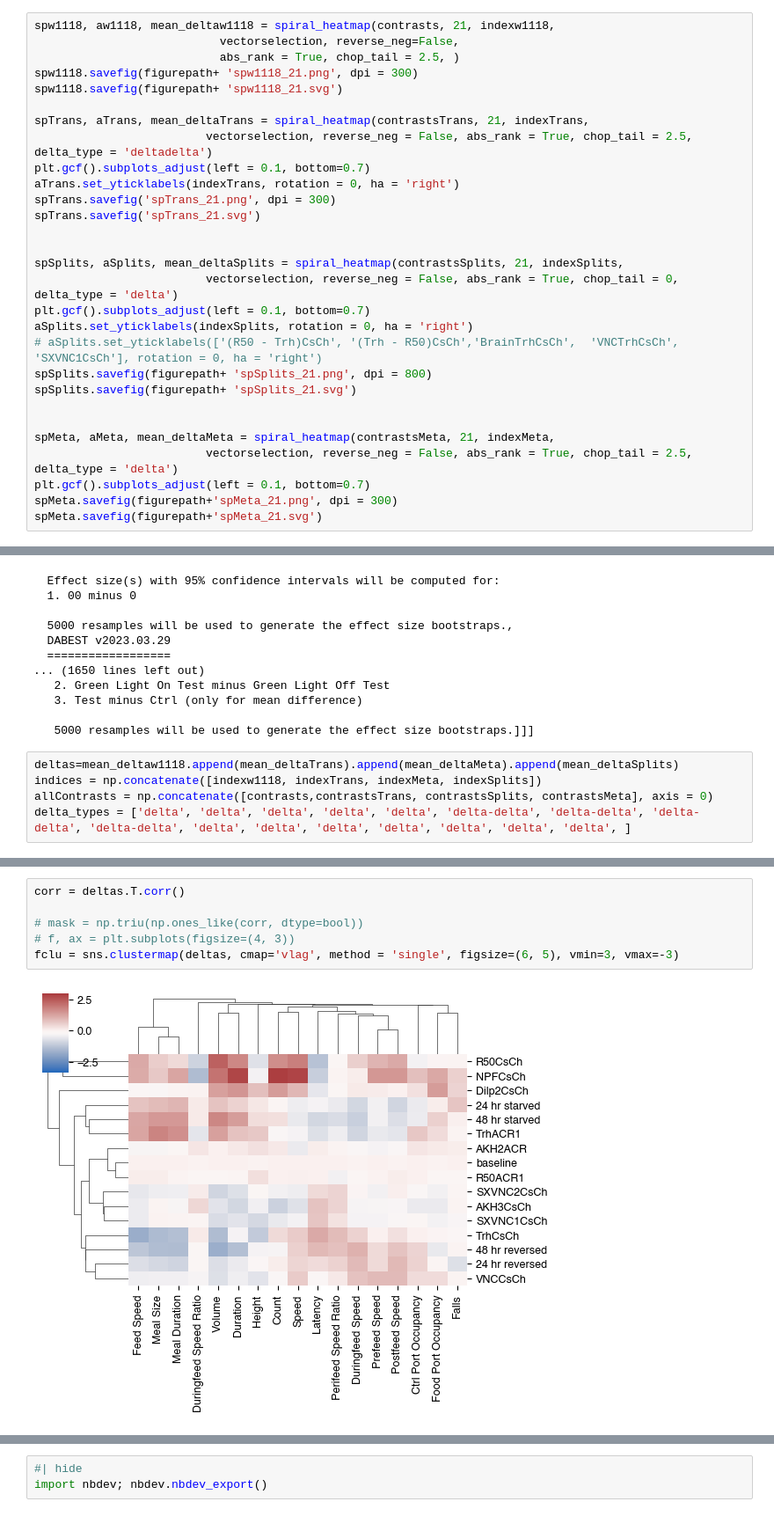
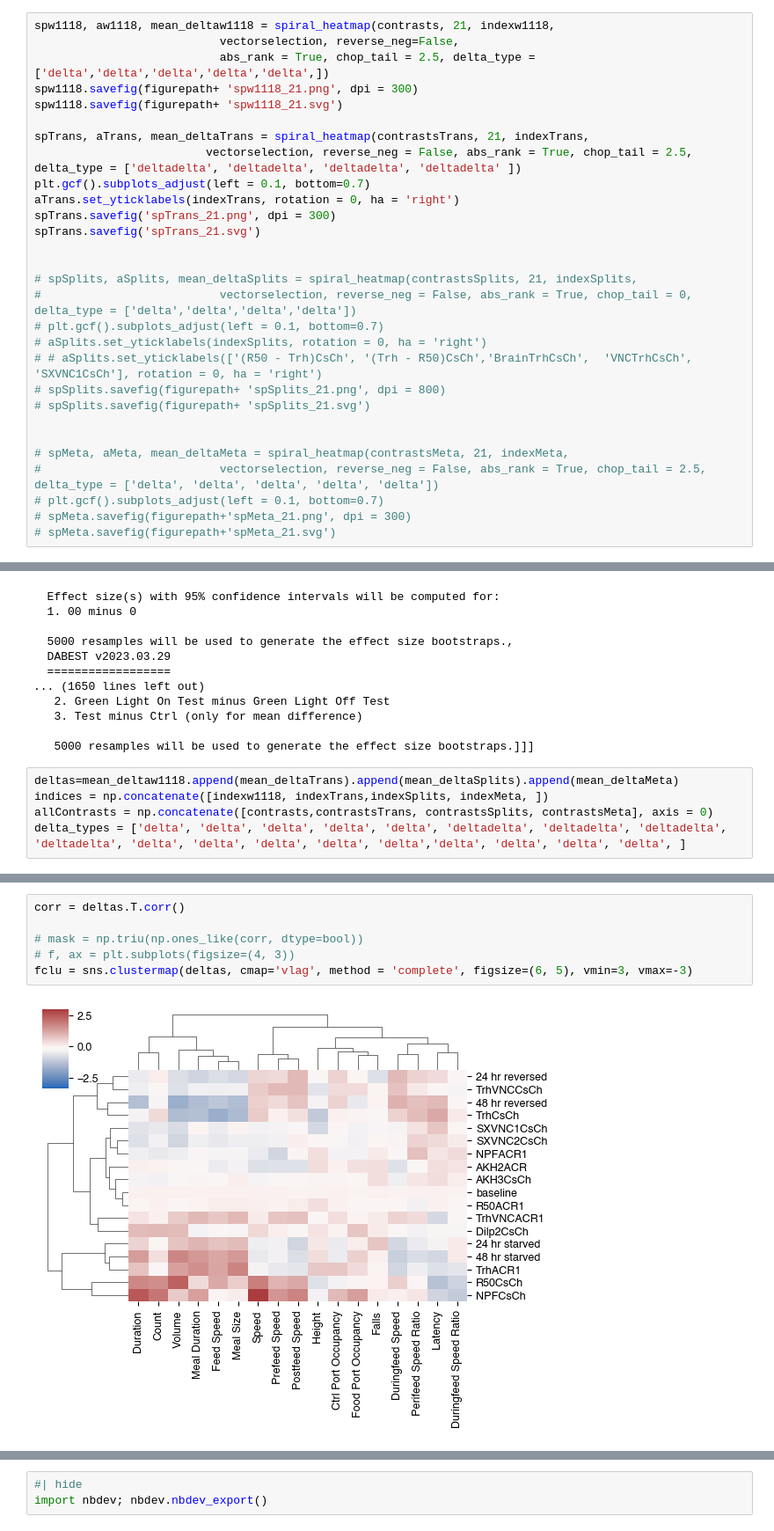
Before and after one commit to sangyu/Holophenotype5HT, a Jupyter notebook: nbs/01_Figures/04_Holophenotype.ipynb, the cells around one changed output, grey strips where cells are left out. Shown at 88% size. Cells and saved outputs as stored; diff of their text form.

Commit message:
update holophenotype figure

```diff
--- a/nbs/01_Figures/04_Holophenotype.ipynb
+++ b/nbs/01_Figures/04_Holophenotype.ipynb
@@ -197,32 +201,32 @@ indexMeta = ['NPFCsCh', 'AKH3CsCh', 'AKH2ACR', 'Dilp2CsCh']
 # %%
 spw1118, aw1118, mean_deltaw1118 = spiral_heatmap(contrasts, 21, indexw1118,
                            vectorselection, reverse_neg=False,
-                           abs_rank = True, chop_tail = 2.5, )
+                           abs_rank = True, chop_tail = 2.5, delta_type = ['delta','delta','delta','delta','delta',])
 spw1118.savefig(figurepath+ 'spw1118_21.png', dpi = 300)
 spw1118.savefig(figurepath+ 'spw1118_21.svg')
 
 spTrans, aTrans, mean_deltaTrans = spiral_heatmap(contrastsTrans, 21, indexTrans,
-                         vectorselection, reverse_neg = False, abs_rank = True, chop_tail = 2.5, delta_type = 'deltadelta')
+                         vectorselection, reverse_neg = False, abs_rank = True, chop_tail = 2.5, delta_type = ['deltadelta', 'deltadelta', 'deltadelta', 'deltadelta' ])
 plt.gcf().subplots_adjust(left = 0.1, bottom=0.7)
 aTrans.set_yticklabels(indexTrans, rotation = 0, ha = 'right')
 spTrans.savefig('spTrans_21.png', dpi = 300)
 spTrans.savefig('spTrans_21.svg')
 
 
-spSplits, aSplits, mean_deltaSplits = spiral_heatmap(contrastsSplits, 21, indexSplits,
-                         vectorselection, reverse_neg = False, abs_rank = True, chop_tail = 0, delta_type = 'delta')
-plt.gcf().subplots_adjust(left = 0.1, bottom=0.7)
-aSplits.set_yticklabels(indexSplits, rotation = 0, ha = 'right')
-# aSplits.set_yticklabels(['(R50 - Trh)CsCh', '(Trh - R50)CsCh','BrainTrhCsCh',  'VNCTrhCsCh', 'SXVNC1CsCh'], rotation = 0, ha = 'right')
-spSplits.savefig(figurepath+ 'spSplits_21.png', dpi = 800)
-spSplits.savefig(figurepath+ 'spSplits_21.svg')
+# spSplits, aSplits, mean_deltaSplits = spiral_heatmap(contrastsSplits, 21, indexSplits,
+#                          vectorselection, reverse_neg = False, abs_rank = True, chop_tail = 0, delta_type = ['delta','delta','delta','delta'])
+# plt.gcf().subplots_adjust(left = 0.1, bottom=0.7)
+# aSplits.set_yticklabels(indexSplits, rotation = 0, ha = 'right')
+# # aSplits.set_yticklabels(['(R50 - Trh)CsCh', '(Trh - R50)CsCh','BrainTrhCsCh',  'VNCTrhCsCh', 'SXVNC1CsCh'], rotation = 0, ha = 'right')
+# spSplits.savefig(figurepath+ 'spSplits_21.png', dpi = 800)
+# spSplits.savefig(figurepath+ 'spSplits_21.svg')
 
 
-spMeta, aMeta, mean_deltaMeta = spiral_heatmap(contrastsMeta, 21, indexMeta,
-                         vectorselection, reverse_neg = False, abs_rank = True, chop_tail = 2.5, delta_type = 'delta')
-plt.gcf().subplots_adjust(left = 0.1, bottom=0.7)
-spMeta.savefig(figurepath+'spMeta_21.png', dpi = 300)
-spMeta.savefig(figurepath+'spMeta_21.svg')
+# spMeta, aMeta, mean_deltaMeta = spiral_heatmap(contrastsMeta, 21, indexMeta,
+#                          vectorselection, reverse_neg = False, abs_rank = True, chop_tail = 2.5, delta_type = ['delta', 'delta', 'delta', 'delta', 'delta'])
+# plt.gcf().subplots_adjust(left = 0.1, bottom=0.7)
+# spMeta.savefig(figurepath+'spMeta_21.png', dpi = 300)
+# spMeta.savefig(figurepath+'spMeta_21.svg')
 # %% [output]
 [figure]
 [figure]
@@ -249,9 +251,9 @@ contrasts
 
    5000 resamples will be used to generate the effect size bootstraps.]]]
 # %%
-deltas=mean_deltaw1118.append(mean_deltaTrans).append(mean_deltaMeta).append(mean_deltaSplits)
-indices = np.concatenate([indexw1118, indexTrans, indexMeta, indexSplits])
+deltas=mean_deltaw1118.append(mean_deltaTrans).append(mean_deltaSplits).append(mean_deltaMeta)
+indices = np.concatenate([indexw1118, indexTrans,indexSplits, indexMeta, ])
 allContrasts = np.concatenate([contrasts,contrastsTrans, contrastsSplits, contrastsMeta], axis = 0)
-delta_types = ['delta', 'delta', 'delta', 'delta', 'delta', 'delta-delta', 'delta-delta', 'delta-delta', 'delta-delta', 'delta', 'delta', 'delta', 'delta', 'delta', 'delta', 'delta', ]
+delta_types = ['delta', 'delta', 'delta', 'delta', 'delta', 'deltadelta', 'deltadelta', 'deltadelta', 'deltadelta', 'delta', 'delta', 'delta', 'delta', 'delta','delta', 'delta', 'delta', 'delta', ]
 # %%
 # %% [output]
@@ -275,8 +278,8 @@ delta_types = ['delta', 'delta', 'delta', 'delta', 'delta', 'delta-delta', 'delt
 # %%
 corr = deltas.T.corr()
 
 # mask = np.triu(np.ones_like(corr, dtype=bool))
 # f, ax = plt.subplots(figsize=(4, 3))
-fclu = sns.clustermap(deltas, cmap='vlag', method = 'single', figsize=(6, 5), vmin=3, vmax=-3)
+fclu = sns.clustermap(deltas, cmap='vlag', method = 'complete', figsize=(6, 5), vmin=3, vmax=-3)
 # %% [output]
-[figure, old version]
+[figure, new version]
```
Also changed, not shown: parts of 13 cells of this notebook, 2 other files.
